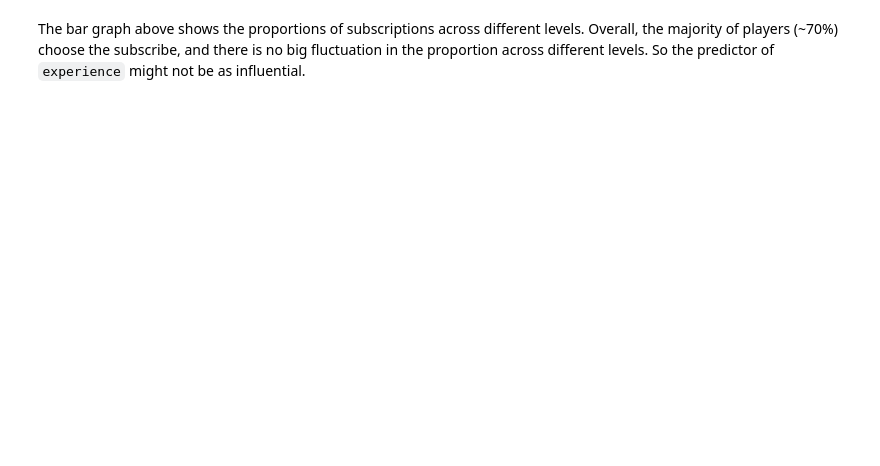
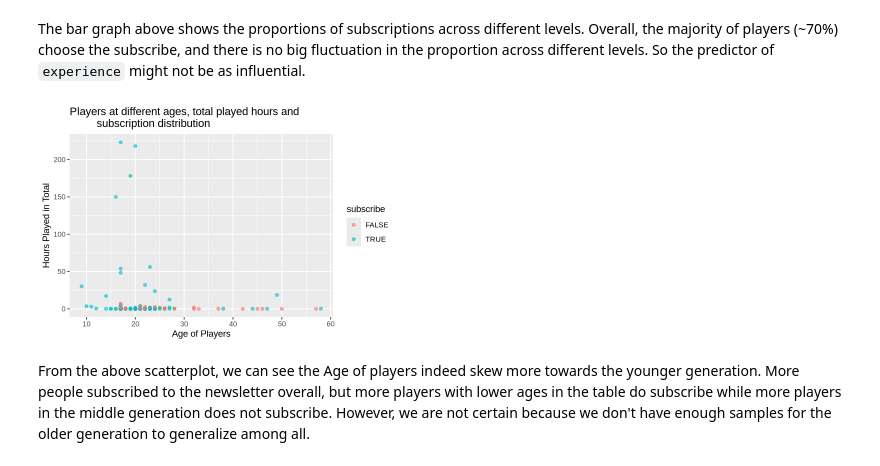
Before and after one commit to HollieHuang666/Dsci-100-Individual-Planning-Report, a Jupyter notebook: Individual Planning group 5.ipynb, the cells around one changed output. Drawn from its saved outputs; the diff is of its cells as text; code cells hidden in the pictures; blank space fills up the shorter version.

```diff
--- a/Individual Planning group 5.ipynb
+++ b/Individual Planning group 5.ipynb
@@ -239,2 +241,16 @@ bar_experience
 # %% [markdown]
 The bar graph above shows the proportions of subscriptions across different levels. Overall, the majority of players (~70%) choose the subscribe, and there is no big fluctuation in the proportion across different levels. So the predictor of `experience` might not be as influential.
+# %%
+#Draw the age and played_hours scatter plot
+age_hours <- ggplot(players_wrangled, aes(x = Age, y = played_hours, color = subscribe)) +
+    geom_point(alpha = 0.6) +
+    labs(x = "Age of Players",
+         y = "Hours Played in Total",
+         title = "Players at different ages, total played hours and
+         subscription distribution") +
+    theme(element_text(size = 12))
+age_hours
+# %% [output]
+[figure, added]
+# %% [markdown]
+From the above scatterplot, we can see the Age of players indeed skew more towards the younger generation. More people subscribed to the newsletter overall, but more players with lower ages in the table do subscribe while more players in the middle generation does not subscribe. However, we are not certain because we don't have enough samples for the older generation to generalize among all.
```
Also changed, not shown: parts of 1 cell of this notebook.
